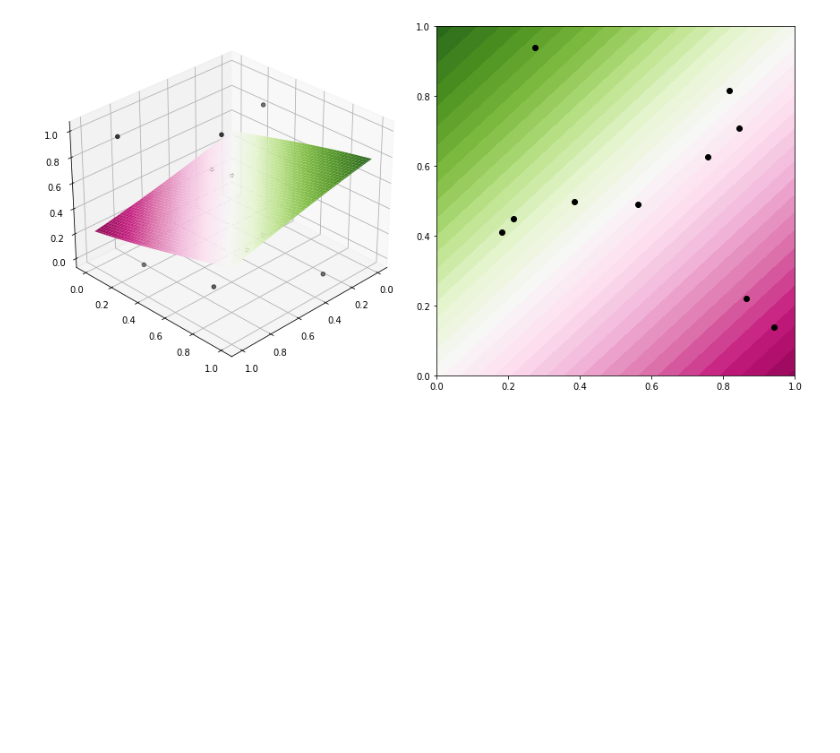
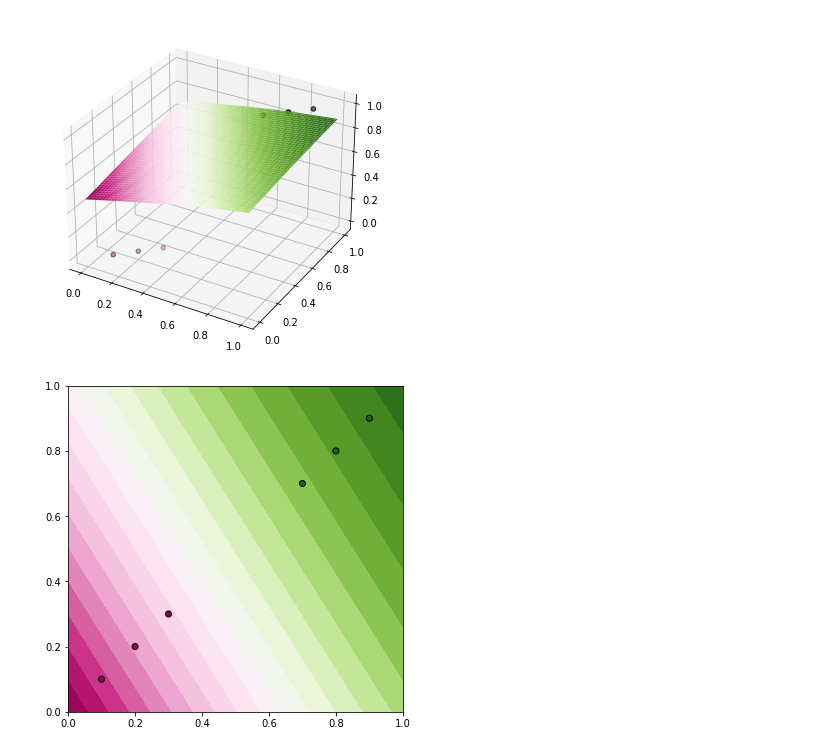
Before and after one commit to abhii00/nnclassifier, a Jupyter notebook: simpleANN.ipynb, the cells around one changed output. Cells and saved outputs as stored; diff of their text form; code cells hidden in the pictures; blank space fills up the shorter version.

Commit message:
changed visualisation method to handle >3 parameters

```diff
--- a/simpleANN.ipynb
+++ b/simpleANN.ipynb
@@ -49,5 +65,5 @@ class neuron:
 # %%
-class training:
+class Training:
     def __init__(self, l_inputs, l_outputs, training_type):
         self.training_type = training_type
         self.l_inputs = l_inputs
@@ -107,6 +123,4 @@ class training:
                     f'Training Failed {dM}'
                     break
 
-            f'{dM}'
-
         return weights
@@ -116,9 +127,13 @@ ty = np.array([0,0,0,0,0,1,1,1,1,1])
+# %%
+tx = np.array([[0.1,0.1],[0.2, 0.2],[0.3, 0.3],[0.7, 0.7],[0.8, 0.8],[0.9, 0.9]])
+ty = np.array([0,0,0,1,1,1])
 # %%
-ntt = neuron('sigmoid')
-tn = training(tx, ty, 'mlf')
-w = tn.train(ntt, 0.01, 0.001, 40000, 0.01)
-fig1, ax11, ax12 = ntt.visualise()
-ax11.view_init(None, 45)
+ntt =  Neuron('sigmoid')
+tn = Training(tx, ty, 'mlf')
+w = tn.train(ntt, 0.001, 0.001, 40000, 0.01)
+fig, ax = ntt.visualise(tx, ty, toggle3d=True)
+figc, axc = ntt.visualise(tx, ty)
 # %% [output]
-[figure, old version]
+[figure, new version]
+[figure, added]
 # %%
```
Also changed, not shown: parts of 5 cells of this notebook.
